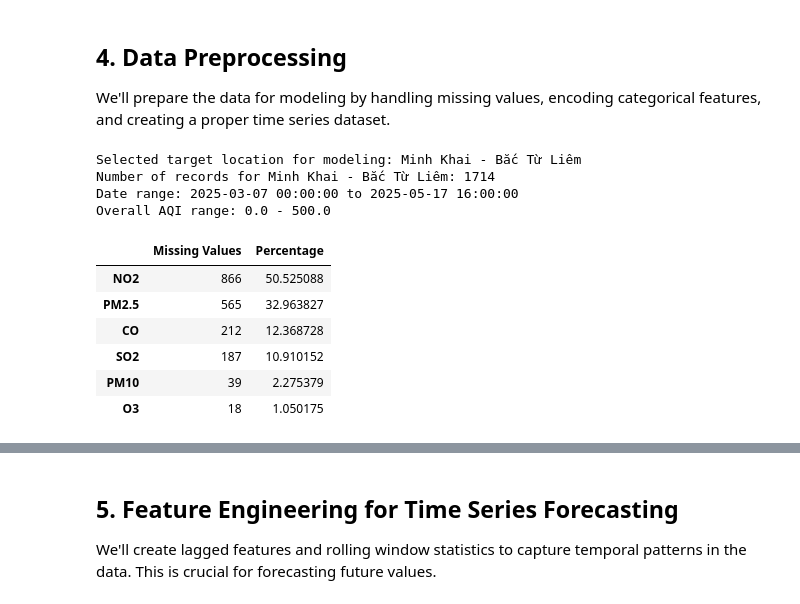
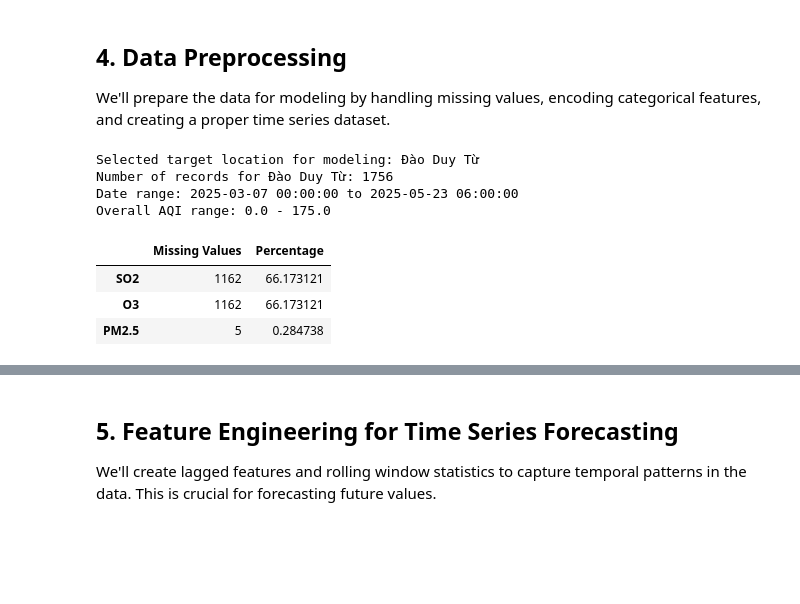
Before and after one commit to tranduchoangnam/Air_Pollution_Prediction, a Jupyter notebook: aqi_forecasting_pipeline_by_location.ipynb, the cells around one changed output, grey strips where cells are left out. Cells and saved outputs as stored; diff of their text form; code cells hidden in the pictures; blank space fills up the shorter version.

```diff
--- a/aqi_forecasting_pipeline_by_location.ipynb
+++ b/aqi_forecasting_pipeline_by_location.ipynb
@@ -386,44 +385,41 @@ We'll prepare the data for modeling by handling missing values, encoding categor
 # %%
 # Focus on a specific location for initial modeling
 # Choose the location with the most data points
-target_location = historical_data['location'].value_counts().index[0]
+target_location = historical_data['location'].value_counts().index[3]
 print(f"Selected target location for modeling: {target_location}")
 
 # Filter data for the target location
 location_data = historical_data[historical_data['location'] == target_location].copy().reset_index(drop=True)
 
 # Sort by time to ensure chronological order
 location_data = location_data.sort_values('time').reset_index(drop=True)
 
 # Display basic info about the selected location's data
 print(f"Number of records for {target_location}: {len(location_data)}")
 print(f"Date range: {location_data['time'].min()} to {location_data['time'].max()}")
 print(f"Overall AQI range: {location_data['overall_aqi'].min()} - {location_data['overall_aqi'].max()}")
 
 # Check for missing values in the location dataset
 missing_values = location_data.isna().sum()
 missing_percentage = (missing_values / len(location_data)) * 100
 
 # Create a DataFrame for better visualization
 missing_df = pd.DataFrame({
     'Missing Values': missing_values,
     'Percentage': missing_percentage
 })
 
 # Display missing values for the location dataset
 display(missing_df[missing_df['Missing Values'] > 0].sort_values('Missing Values', ascending=False))
 # %% [output]
-Selected target location for modeling: Minh Khai - Bắc Từ Liêm
-Number of records for Minh Khai - Bắc Từ Liêm: 1714
-Date range: 2025-03-07 00:00:00 to 2025-05-17 16:00:00
-Overall AQI range: 0.0 - 500.0
+Selected target location for modeling: Đào Duy Từ
+Number of records for Đào Duy Từ: 1756
+Date range: 2025-03-07 00:00:00 to 2025-05-23 06:00:00
+Overall AQI range: 0.0 - 175.0
 |  | Missing Values | Percentage |
-| NO2 | 866 | 50.525088 |
-| PM2.5 | 565 | 32.963827 |
-| CO | 212 | 12.368728 |
-| SO2 | 187 | 10.910152 |
-| PM10 | 39 | 2.275379 |
-| O3 | 18 | 1.050175 |
+| SO2 | 1162 | 66.173121 |
+| O3 | 1162 | 66.173121 |
+| PM2.5 | 5 | 0.284738 |
 # %%
 # Handle missing values
 # For numerical columns, use interpolation
```
Also changed, not shown: parts of 19 cells of this notebook, 4 other files.
